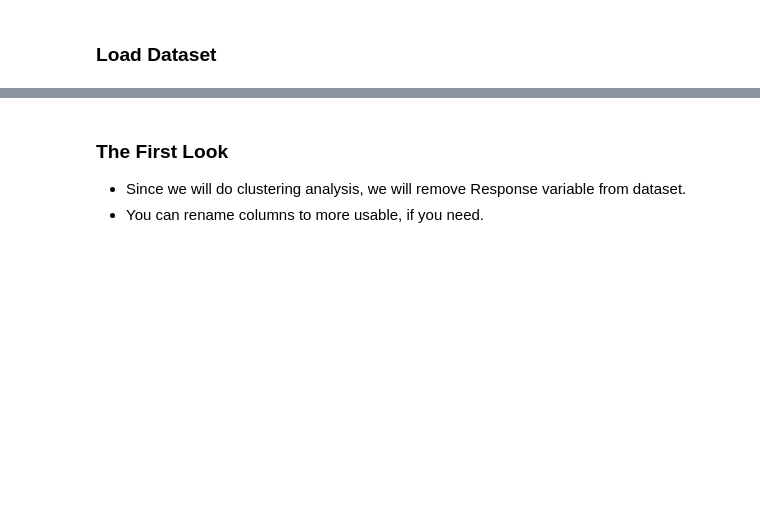
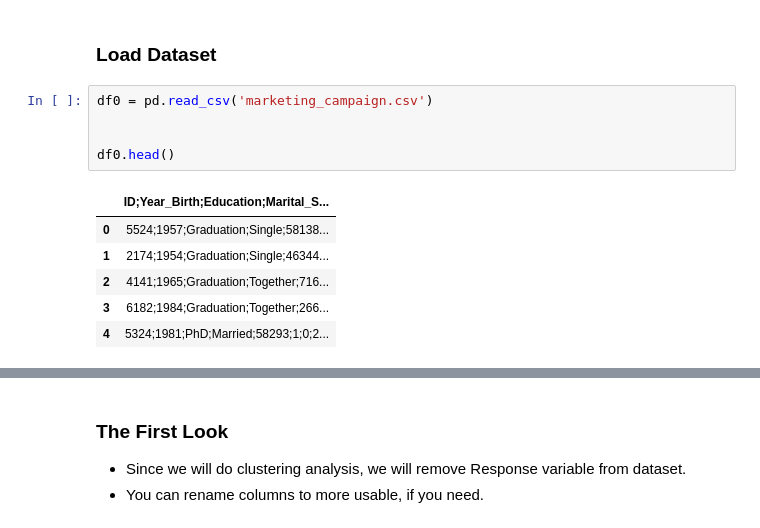
Before and after one commit to iceyisaak/ml20_project_customer-segmentation, a Jupyter notebook: ML_20_21_(Clustering_Analysis_Customers_Segmentation)-EN_blank.ipynb, the cells around one changed output, grey strips where cells are left out. Cells and saved outputs as stored; diff of their text form; blank space fills up the shorter version.

```diff
--- a/ML_20_21_(Clustering_Analysis_Customers_Segmentation)-EN_blank.ipynb
+++ b/ML_20_21_(Clustering_Analysis_Customers_Segmentation)-EN_blank.ipynb
@@ -124,3 +124,15 @@ pd.options.display.float_format = (
 )
 # %% [markdown]
 ### Load Dataset
+# %%
+df0 = pd.read_csv('marketing_campaign.csv')
+
+
+df0.head()
+# %% [output]
+|  | ID;Year_Birth;Education;Marital_S... |
+| 0 | 5524;1957;Graduation;Single;58138... |
+| 1 | 2174;1954;Graduation;Single;46344... |
+| 2 | 4141;1965;Graduation;Together;716... |
+| 3 | 6182;1984;Graduation;Together;266... |
+| 4 | 5324;1981;PhD;Married;58293;1;0;2... |
```
Also changed, not shown: parts of 10 cells of this notebook.
